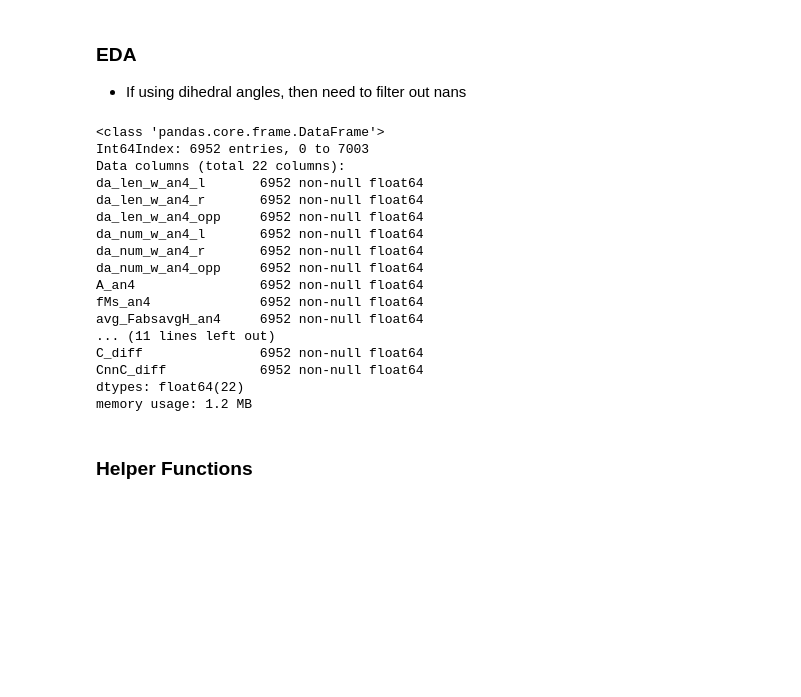
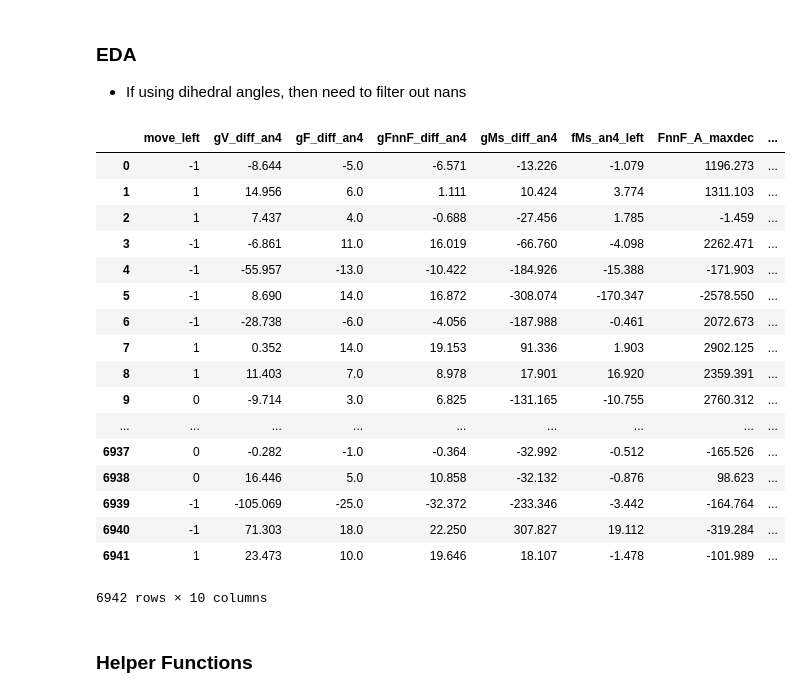
Before and after one commit to xiaotingz/Matlab, a Jupyter notebook: Grain Tracking/ClassificationModels.ipynb, the cells around one changed output. Cells and saved outputs as stored; diff of their text form; code cells hidden in the pictures; blank space fills up the shorter version.

```diff
--- a/Grain Tracking/ClassificationModels.ipynb
+++ b/Grain Tracking/ClassificationModels.ipynb
@@ -91,31 +93,40 @@ print np.sum(move_left == 0)
 ### EDA
 - If using dihedral angles, then need to filter out nans
 # %%
-geo_topo = geo_topo.astype(float)
-mask_nonan = ~(np.any(np.isnan(geo_topo), axis=1))
-geo_topo = geo_topo[mask_nonan]
-energy_grad = energy_grad[mask_nonan]
+# geo_topo = geo_topo.iloc[fl_all_inner.values.flatten(), :]
+# energy_grad = energy_grad.iloc[fl_all_inner.values.flatten(), :]
+
+# geo_topo = geo_topo.astype(float)
+# mask_nonan = ~(np.any(np.isnan(geo_topo), axis=1))
+# geo_topo = geo_topo[mask_nonan]
+# energy_grad = energy_grad[mask_nonan]
 # other = other[mask_nonan]
 
-geo_topo.info()
+# geo_topo.info()
+# energy_grad.info()
+
+geo_topo = geo_topo.iloc[:, :20]
+geo_topo.dropna()
+energy_grad.dropna()
 # %% [output]
+|  | move_left | gV_diff_an4 | gF_diff_an4 | gFnnF_diff_an4 | gMs_diff_an4 | fMs_an4_left | FnnF_A_maxdec | ... |
+| 0 | -1 | -8.644 | -5.0 | -6.571 | -13.226 | -1.079 | 1196.273 | ... |
+| 1 | 1 | 14.956 | 6.0 | 1.111 | 10.424 | 3.774 | 1311.103 | ... |
+| 2 | 1 | 7.437 | 4.0 | -0.688 | -27.456 | 1.785 | -1.459 | ... |
+| 3 | -1 | -6.861 | 11.0 | 16.019 | -66.760 | -4.098 | 2262.471 | ... |
+| 4 | -1 | -55.957 | -13.0 | -10.422 | -184.926 | -15.388 | -171.903 | ... |
+| 5 | -1 | 8.690 | 14.0 | 16.872 | -308.074 | -170.347 | -2578.550 | ... |
+| 6 | -1 | -28.738 | -6.0 | -4.056 | -187.988 | -0.461 | 2072.673 | ... |
+| 7 | 1 | 0.352 | 14.0 | 19.153 | 91.336 | 1.903 | 2902.125 | ... |
+| 8 | 1 | 11.403 | 7.0 | 8.978 | 17.901 | 16.920 | 2359.391 | ... |
+| 9 | 0 | -9.714 | 3.0 | 6.825 | -131.165 | -10.755 | 2760.312 | ... |
+| ... | ... | ... | ... | ... | ... | ... | ... | ... |
+| 6937 | 0 | -0.282 | -1.0 | -0.364 | -32.992 | -0.512 | -165.526 | ... |
+| 6938 | 0 | 16.446 | 5.0 | 10.858 | -32.132 | -0.876 | 98.623 | ... |
+| 6939 | -1 | -105.069 | -25.0 | -32.372 | -233.346 | -3.442 | -164.764 | ... |
+| 6940 | -1 | 71.303 | 18.0 | 22.250 | 307.827 | 19.112 | -319.284 | ... |
+| 6941 | 1 | 23.473 | 10.0 | 19.646 | 18.107 | -1.478 | -101.989 | ... |
-<class 'pandas.core.frame.DataFrame'>
-Int64Index: 6952 entries, 0 to 7003
-Data columns (total 22 columns):
-da_len_w_an4_l       6952 non-null float64
-da_len_w_an4_r       6952 non-null float64
-da_len_w_an4_opp     6952 non-null float64
-da_num_w_an4_l       6952 non-null float64
-da_num_w_an4_r       6952 non-null float64
-da_num_w_an4_opp     6952 non-null float64
-A_an4                6952 non-null float64
-fMs_an4              6952 non-null float64
-avg_FabsavgH_an4     6952 non-null float64
-... (11 lines left out)
-C_diff               6952 non-null float64
-CnnC_diff            6952 non-null float64
-dtypes: float64(22)
-memory usage: 1.2 MB
+6942 rows × 10 columns
 # %% [markdown]
 ### Helper Functions
 # %%
```
Also changed, not shown: parts of 7 cells of this notebook, 35 other files.
